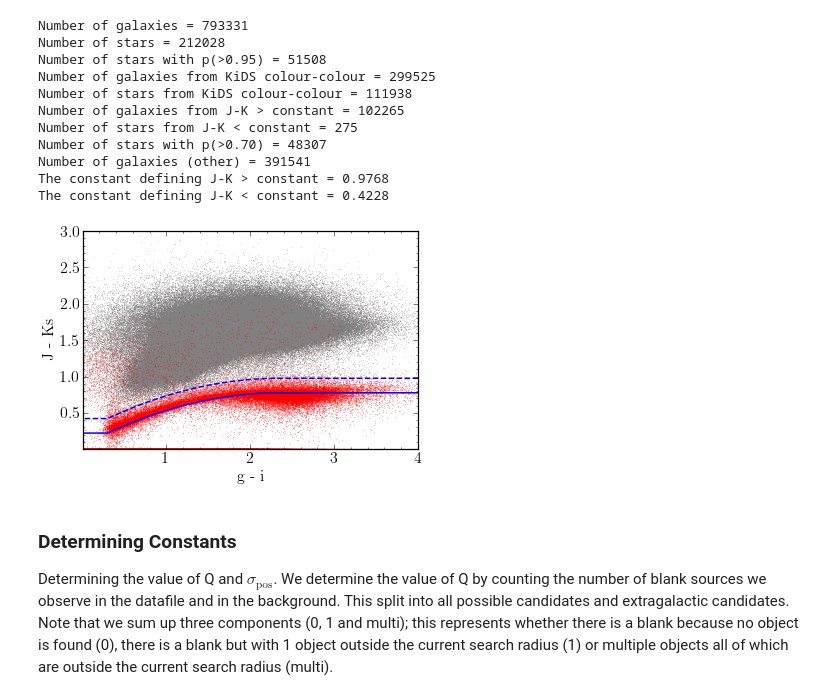
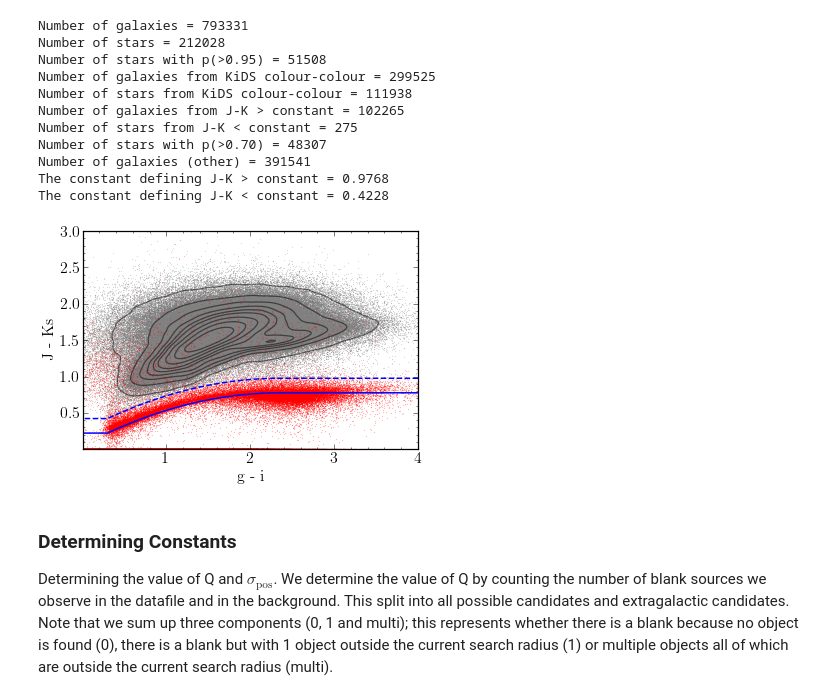
Before and after one commit to BradleyAWard/Herschel-ATLAS-DR3, a Jupyter notebook: HATLAS_DR3/15_arcsec/identifications.ipynb, the cells around one changed output. Saved outputs shown, nothing was run; the diff lists cells and outputs as text; code cells hidden in the pictures.

```diff
--- a/HATLAS_DR3/15_arcsec/identifications.ipynb
+++ b/HATLAS_DR3/15_arcsec/identifications.ipynb
@@ -95,29 +94,35 @@ The constant defining J-K < constant = 0.4228
 # %%
 # Plot of the star-galaxy classification
 gi_range = np.linspace(-3, 5, 1000)
 jk_rangelocus = [utils.stellar_locus(i, 0) for i in gi_range]
 jk_rangecut = [utils.stellar_locus(i, 0.2) for i in gi_range]
 
 # Separation of stars and galaxies for the plot
 galaxies = data[data['SG'] == 1]
 stars = data[data['SG'] == 0]
 
+# Galaxies and stars for contours
+galaxies_kde = galaxies[(galaxies['MAG_GAAP_g'] - galaxies['MAG_GAAP_i'] > 0) & (galaxies['MAG_GAAP_g'] - galaxies['MAG_GAAP_i'] < 4) & (galaxies['JAPERMAG3'] - galaxies['KSAPERMAG3'] > 0) & (galaxies['JAPERMAG3'] - galaxies['KSAPERMAG3'] < 3)]
+stars_kde = stars[(stars['MAG_GAAP_g'] - stars['MAG_GAAP_i'] > 0) & (stars['MAG_GAAP_g'] - stars['MAG_GAAP_i'] < 4) & (stars['JAPERMAG3'] - stars['KSAPERMAG3'] > 0) & (stars['JAPERMAG3'] - stars['KSAPERMAG3'] < 3)]
+
 # Separation of stars and galaxies in background for future reference
 galaxies_back = background[background['SG'] == 1]
 stars_back = background[background['SG'] == 0]
 
 plt.figure()
 plt.scatter(galaxies['MAG_GAAP_g'] - galaxies['MAG_GAAP_i'], galaxies['JAPERMAG3'] - galaxies['KSAPERMAG3'], s = 0.01, color = 'gray', rasterized = True)
 plt.scatter(stars['MAG_GAAP_g'] - stars['MAG_GAAP_i'], stars['JAPERMAG3'] - stars['KSAPERMAG3'], s = 0.01, color = 'r', rasterized = True)
+sns.kdeplot(galaxies_kde['MAG_GAAP_g'] - galaxies_kde['MAG_GAAP_i'], galaxies_kde['JAPERMAG3'] - galaxies_kde['KSAPERMAG3'], levels = 10, alpha = 0.5, color = 'k', rasterized = True)
 plt.plot(gi_range, jk_rangelocus, linestyle = '-', linewidth = 1.5, color = 'b')
 plt.plot(gi_range, jk_rangecut, linestyle = '--', linewidth = 1.5, color = 'b')
 plt.xlabel('g - i')
 plt.ylabel('J - Ks')
 plt.xlim(0.01, 4)
 plt.ylim(0.01, 3)
+plt.savefig(os.getcwd() + '/figures/Fig_1.pdf', format = 'pdf', dpi = 1000, bbox_inches='tight')
 plt.show()
 # %% [output]
-[figure, old version]
+[figure, new version]
 # %% [markdown]
 ### Determining Constants
 
```
Also changed, not shown: parts of 11 cells of this notebook, 14 other files.
